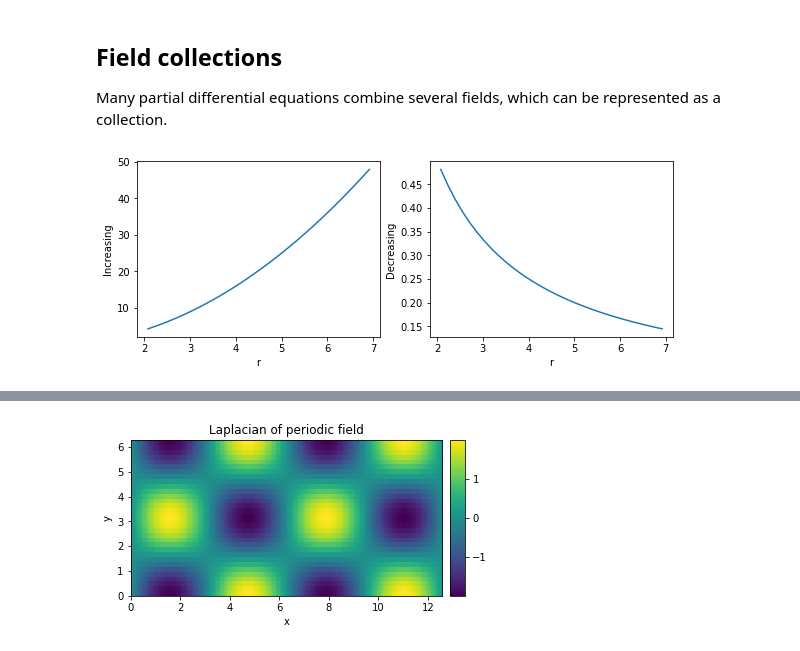
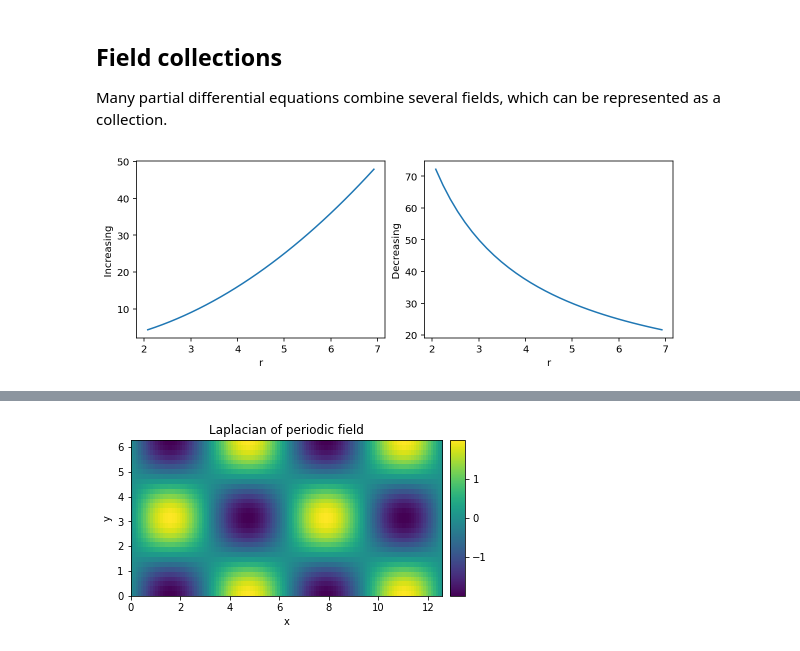
Before and after one commit to zwicker-group/tutorial-pattern-formation-in-cells, a Jupyter notebook: 01_Introduction_py-pde.ipynb, the cells around one changed output, grey strips where cells are left out. Saved outputs shown, nothing was run; the diff lists cells and outputs as text; code cells hidden in the pictures.

```diff
--- a/01_Introduction_py-pde.ipynb
+++ b/01_Introduction_py-pde.ipynb
@@ -145,8 +144,8 @@ Many partial differential equations combine several fields, which can be represe
 # %%
 grid_pol = pde.PolarSymGrid(radius=[2, 7], shape=32)
 scalar_field1 = pde.ScalarField.from_expression(grid_pol, 'r**2', label='Increasing')
-scalar_field2 = pde.ScalarField.from_expression(grid_pol, '1/r', label='Decreasing')
+scalar_field2 = pde.ScalarField.from_expression(grid_pol, '150/r', label='Decreasing')
 collection = pde.FieldCollection([scalar_field1, scalar_field2])
 collection.plot();
 # %% [output]
-[figure, old version]
+[figure, new version]
```
Also changed, not shown: parts of 21 cells of this notebook.
